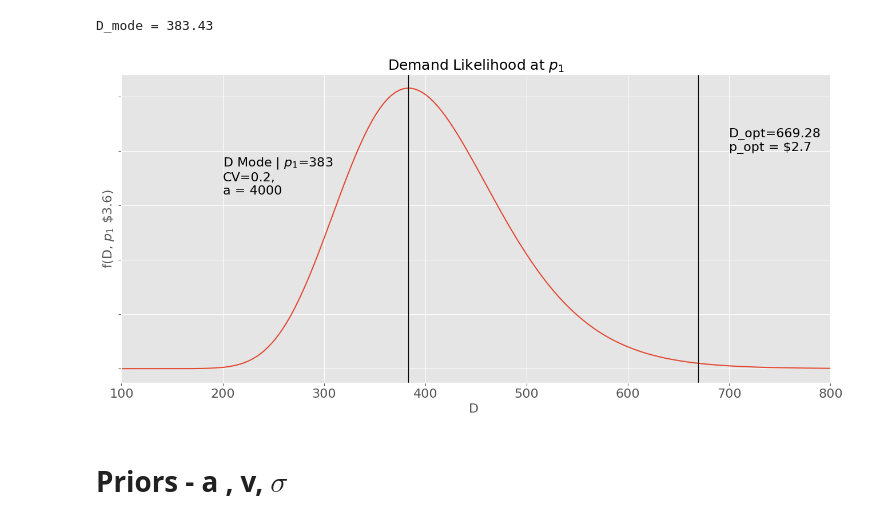
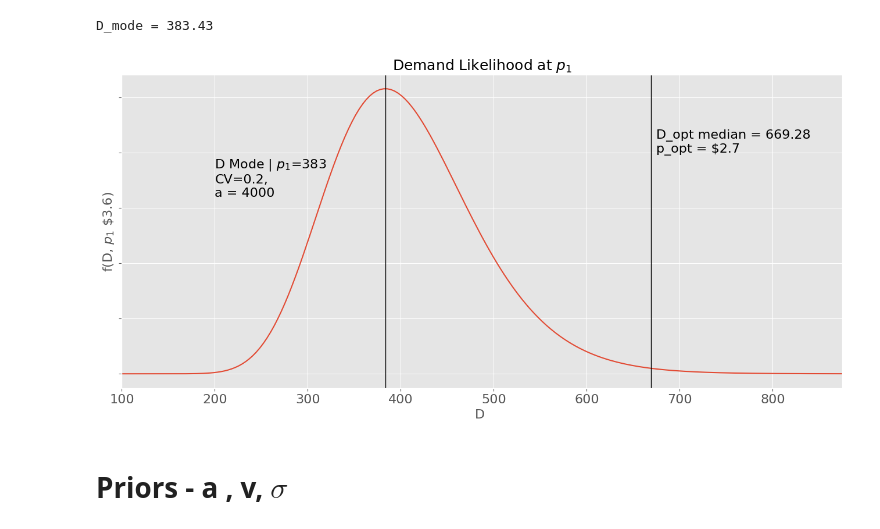
Before and after one commit to Aljgutier/dynamic_pricing, a Jupyter notebook: ts_demand_and_prior_graphs.ipynb, the cells around one changed output. Saved outputs shown, nothing was run; the diff lists cells and outputs as text; code cells hidden in the pictures.

```diff
--- a/ts_demand_and_prior_graphs.ipynb
+++ b/ts_demand_and_prior_graphs.ipynb
@@ -449,29 +450,29 @@ D_mode = 383.43
 # %%
 ## Graph Demand Likelihood
 # 2 x2 subplots
 fig, axs = plt.subplots(nrows=1, ncols=1, figsize=(16, 7))
 
 #----- Probability Demand Likelihood, LogNormal -----
 label_and_graph_no_str = """D """
 bp.lineplot(df_prob_demand,
     x='demand likelihood',
     y=['prob_demand'],
     x_axis_label=label_and_graph_no_str,
     legend = False,
     title = "Demand Likelihood at $p_1$",
     annotate = [
         (f"D Mode | $p_1$={round(D_mode_p1)}\nCV=0.2,\na = 4000",(200,.0032)),
-        (f"D_opt={round(D_opt,2)}\np_opt = ${round(p_opt,2)}",(700, 0.004)),
+        (f"D_opt median = {round(D_opt,2)}\np_opt = ${round(p_opt,2)}",(675, 0.004)),
            ],
     v_line = [D_mode_p1,D_opt],
-    x_lims = (100, 800),
+    x_lims = (100, 875),
     y_axis_label=f"f(D, $p_1$ \${round(p1,2)})",
     ax = axs )
 
 axs.tick_params(axis='y', labelleft=False)
 plt.show()
 # %% [output]
-[figure, old version]
+[figure, new version]
 # %% [markdown]
 # Priors - a , v, $\sigma$
 # %% [markdown]
```
Also changed, not shown: parts of 2 cells of this notebook, 1 other file.
